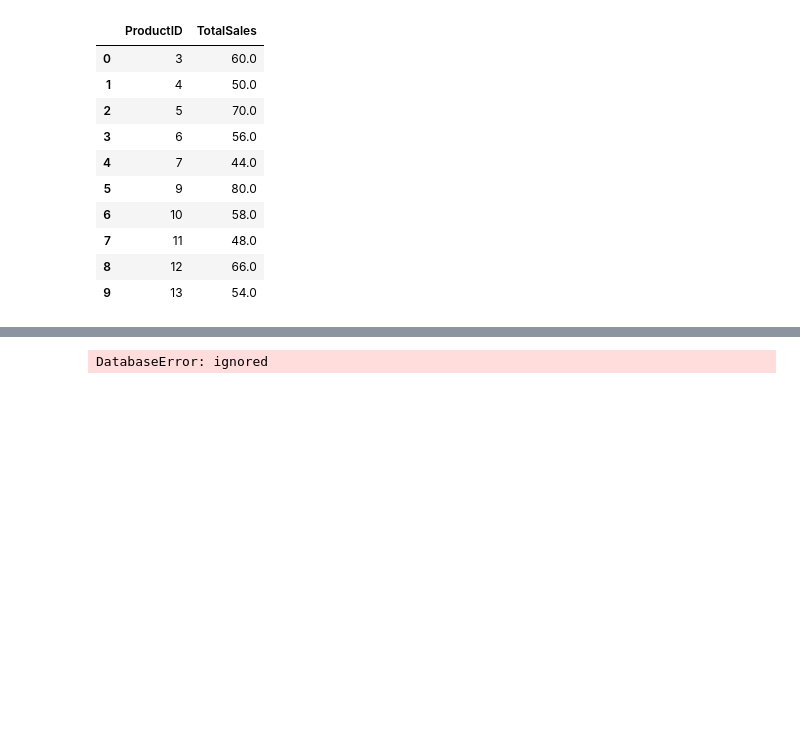
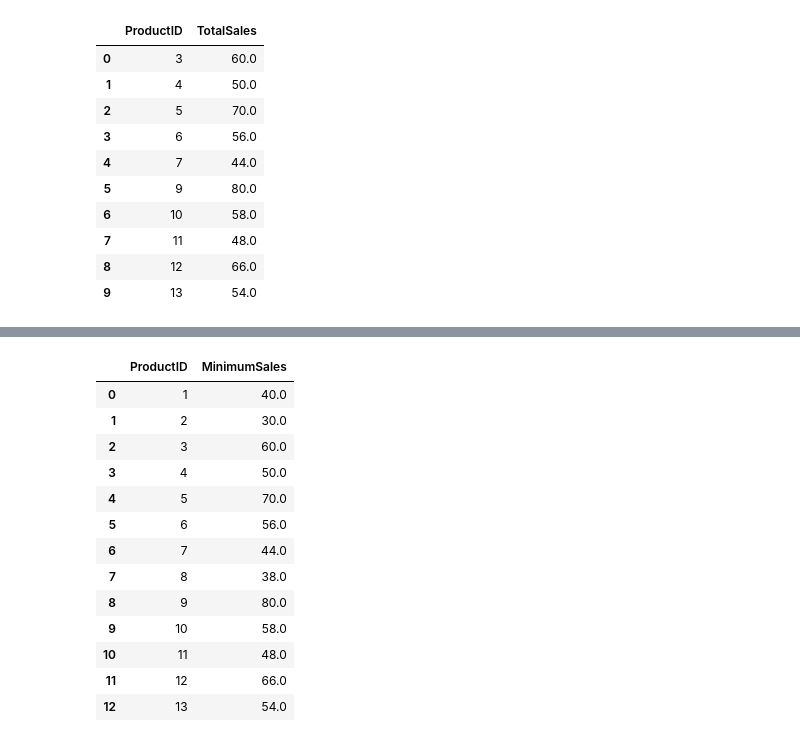
Before and after one commit to alexngocvu/Personal-Project, a Jupyter notebook: W10.ipynb, the cells around one changed output, grey strips where cells are left out. Saved outputs shown, nothing was run; the diff lists cells and outputs as text; code cells hidden in the pictures; blank space fills up the shorter version.

```diff
--- a/W10.ipynb
+++ b/W10.ipynb
@@ -296,35 +351,43 @@ DatabaseError: ignored
 # %%
 import sqlite3
 import pandas as pd
-
 # Connect to the database
 conn = sqlite3.connect('AdvancedSQLLab.db')
-
 # Define the CTE query
 cte_query = """
-WITH AverageSales_CTE AS (
+WITH MinimumSales_CTE AS (
 SELECT
-  ProductID,
-  AVG(SaleAmount) AS AverageSales
+ ProductID,
+ MIN(SaleAmount) AS MinimumSales
 FROM
-  Sales
+ Sales
 GROUP BY
-  ProductID
+ ProductID
 )
 SELECT
-  ProductID,
-  AVG(SaleAmount) AS AverageSales
+ ProductID,
+ MinimumSales
 FROM
-  AverageSales_CTE
+ MinimumSales_CTE
 """
-
 # Execute the CTE query and load the result into a Pandas DataFrame
 cte_df = pd.read_sql_query(cte_query, conn)
 
 # Close the database connection
 conn.close()
-
-# Display the result
-print(cte_df)
+cte_df
 # %% [output]
-DatabaseError: ignored
+|  | ProductID | MinimumSales |
+| 0 | 1 | 40.0 |
+| 1 | 2 | 30.0 |
+| 2 | 3 | 60.0 |
+| 3 | 4 | 50.0 |
+| 4 | 5 | 70.0 |
+| 5 | 6 | 56.0 |
+| 6 | 7 | 44.0 |
+| 7 | 8 | 38.0 |
+| 8 | 9 | 80.0 |
+| 9 | 10 | 58.0 |
+| 10 | 11 | 48.0 |
+| 11 | 12 | 66.0 |
+| 12 | 13 | 54.0 |
```
Also changed, not shown: parts of 5 cells of this notebook.
